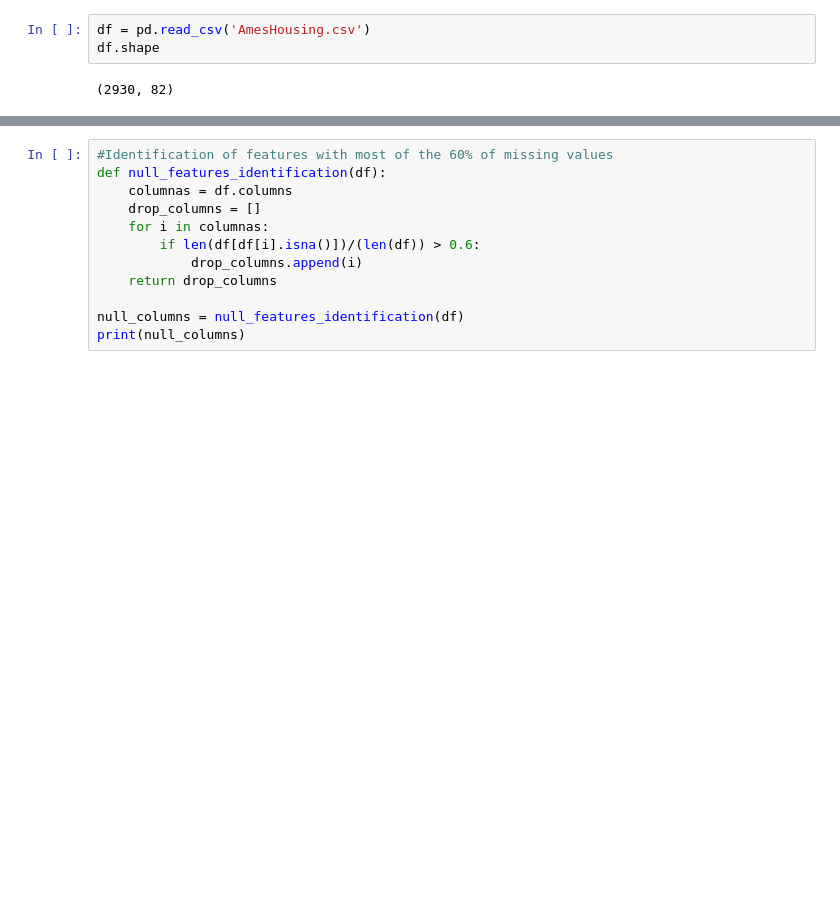
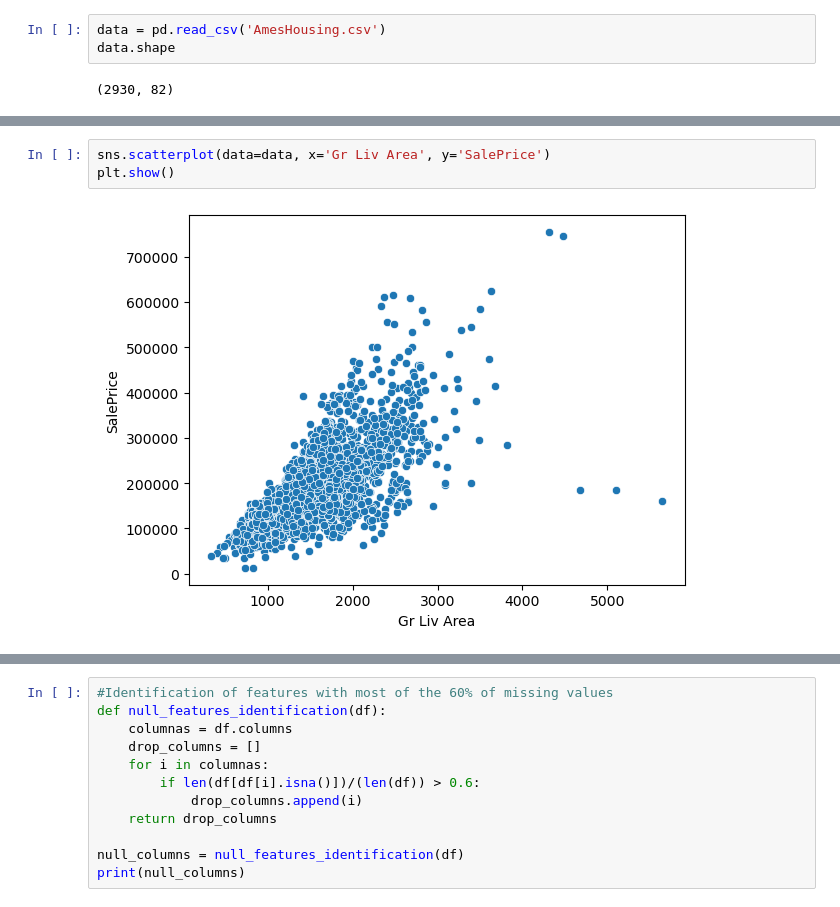
Before and after one commit to Miguel9Angel/home_prices_predictor, a Jupyter notebook: house_price_pprediction.ipynb, the cells around one changed output, grey strips where cells are left out. Saved outputs shown, nothing was run; the diff lists cells and outputs as text; blank space fills up the shorter version.

```diff
--- a/house_price_pprediction.ipynb
+++ b/house_price_pprediction.ipynb
@@ -10,5 +20,5 @@ import statsmodels.api as sm
 # %%
-df = pd.read_csv('AmesHousing.csv')
-df.shape
+data = pd.read_csv('AmesHousing.csv')
+data.shape
 # %% [output]
 (2930, 82)
@@ -30,0 +67,5 @@ df[df.isna().any(axis=1)]
+# %%
+sns.scatterplot(data=data, x='Gr Liv Area', y='SalePrice')
+plt.show()
+# %% [output]
+[figure, added]
```
Also changed, not shown: parts of 34 cells of this notebook, 1 other file.
